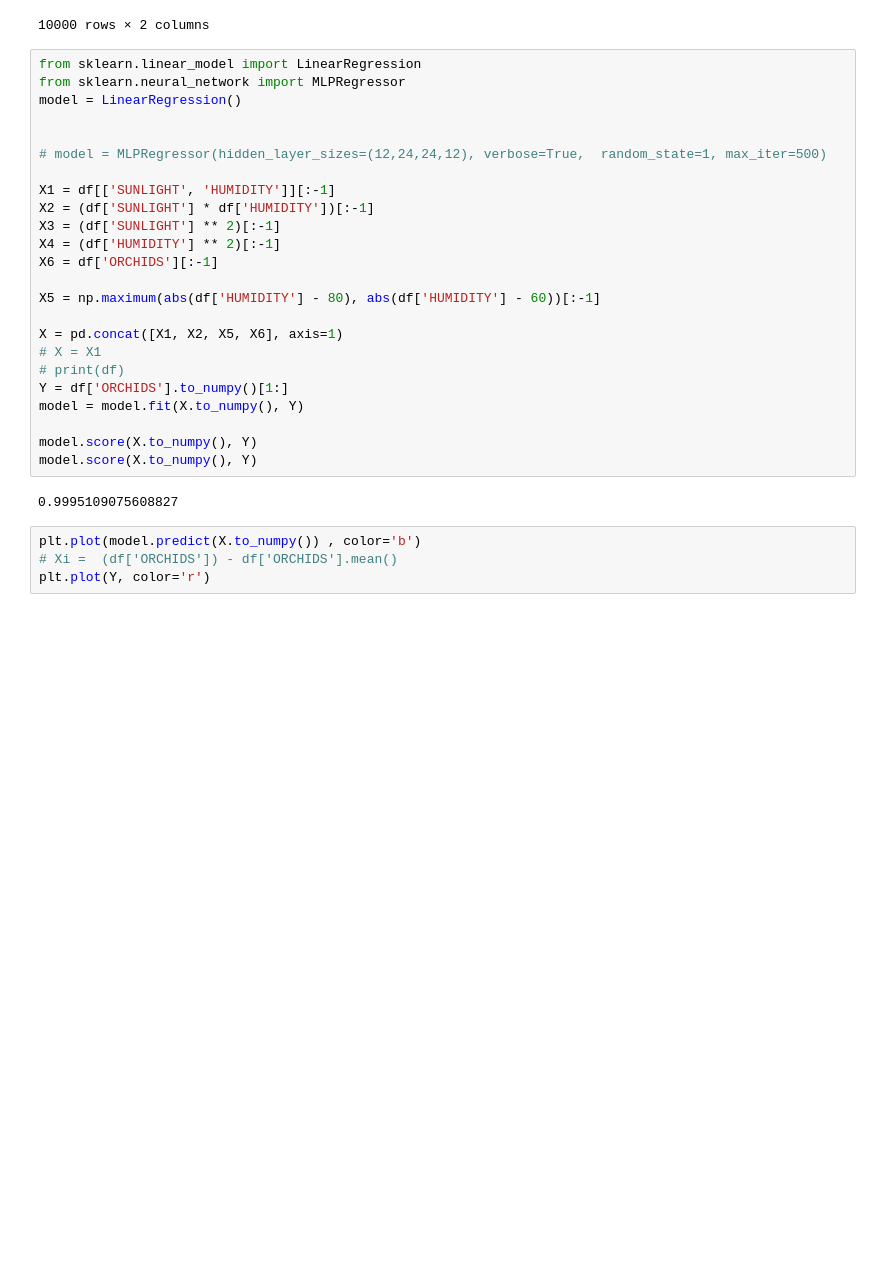
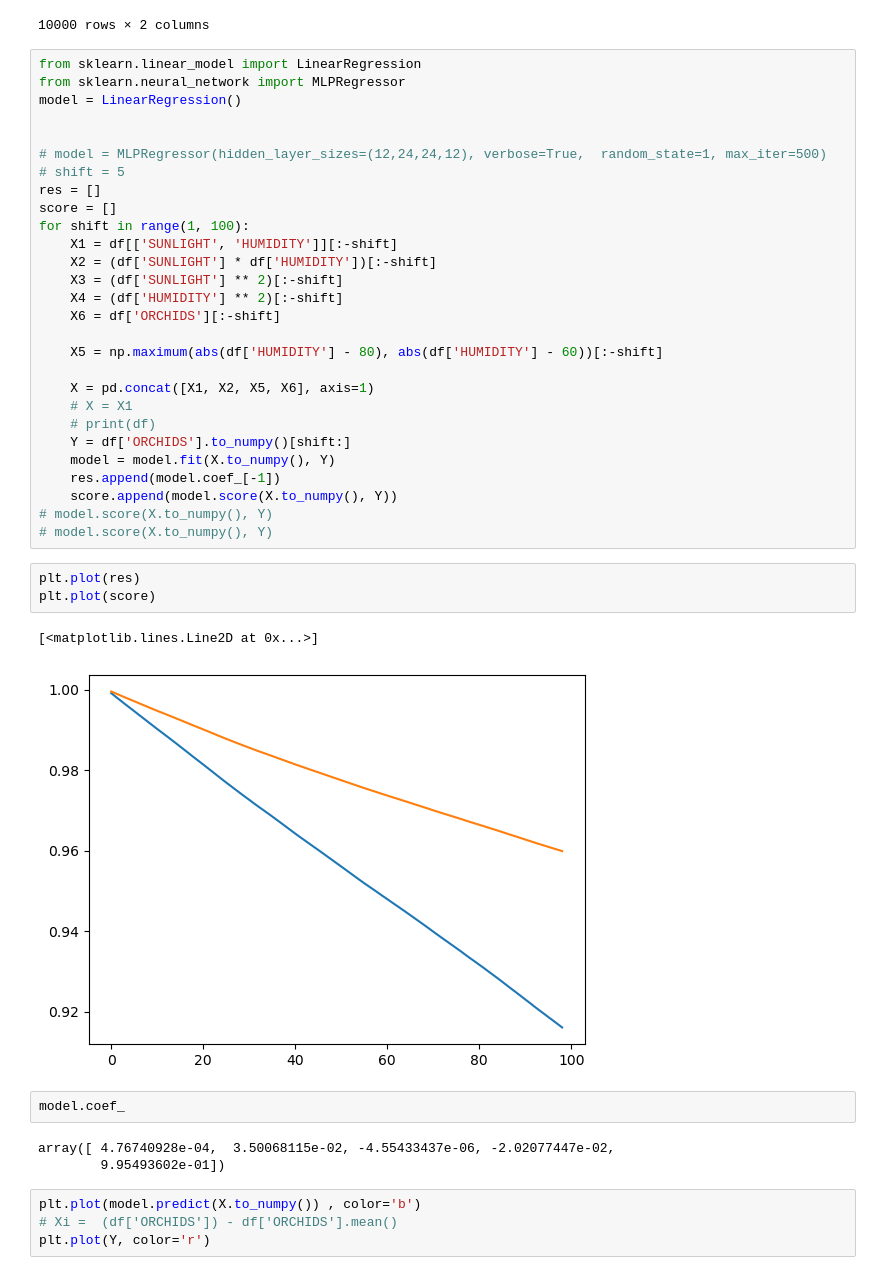
Before and after one commit to AlviseSembenico/IMC-prosperity, a Jupyter notebook: notebooks/round2.ipynb, the cells around one changed output. Cells and saved outputs as stored; diff of their text form; blank space fills up the shorter version.

```diff
--- a/notebooks/round2.ipynb
+++ b/notebooks/round2.ipynb
@@ -82,25 +82,38 @@ model = LinearRegression()
 
 
 # model = MLPRegressor(hidden_layer_sizes=(12,24,24,12), verbose=True,  random_state=1, max_iter=500)
+# shift = 5
+res = []
+score = []
+for shift in range(1, 100):
+    X1 = df[['SUNLIGHT', 'HUMIDITY']][:-shift]
+    X2 = (df['SUNLIGHT'] * df['HUMIDITY'])[:-shift]
+    X3 = (df['SUNLIGHT'] ** 2)[:-shift]
+    X4 = (df['HUMIDITY'] ** 2)[:-shift]
+    X6 = df['ORCHIDS'][:-shift]
 
-X1 = df[['SUNLIGHT', 'HUMIDITY']][:-1]
-X2 = (df['SUNLIGHT'] * df['HUMIDITY'])[:-1]
-X3 = (df['SUNLIGHT'] ** 2)[:-1]
-X4 = (df['HUMIDITY'] ** 2)[:-1]
-X6 = df['ORCHIDS'][:-1]
+    X5 = np.maximum(abs(df['HUMIDITY'] - 80), abs(df['HUMIDITY'] - 60))[:-shift]
 
-X5 = np.maximum(abs(df['HUMIDITY'] - 80), abs(df['HUMIDITY'] - 60))[:-1]
-
-X = pd.concat([X1, X2, X5, X6], axis=1)
-# X = X1
-# print(df)
-Y = df['ORCHIDS'].to_numpy()[1:]
-model = model.fit(X.to_numpy(), Y)
-
-model.score(X.to_numpy(), Y)
-model.score(X.to_numpy(), Y)
+    X = pd.concat([X1, X2, X5, X6], axis=1)
+    # X = X1
+    # print(df)
+    Y = df['ORCHIDS'].to_numpy()[shift:]
+    model = model.fit(X.to_numpy(), Y)
+    res.append(model.coef_[-1])
+    score.append(model.score(X.to_numpy(), Y))
+# model.score(X.to_numpy(), Y)
+# model.score(X.to_numpy(), Y)
-# %% [output]
-0.9995109075608827
+# %%
+plt.plot(res)
+plt.plot(score)
+# %% [output]
+[<matplotlib.lines.Line2D at 0x...>]
+[figure, added]
+# %%
+model.coef_
+# %% [output]
+array([ 4.76740928e-04,  3.50068115e-02, -4.55433437e-06, -2.02077447e-02,
+        9.95493602e-01])
 # %%
 plt.plot(model.predict(X.to_numpy()) , color='b')
 # Xi =  (df['ORCHIDS']) - df['ORCHIDS'].mean()
```
